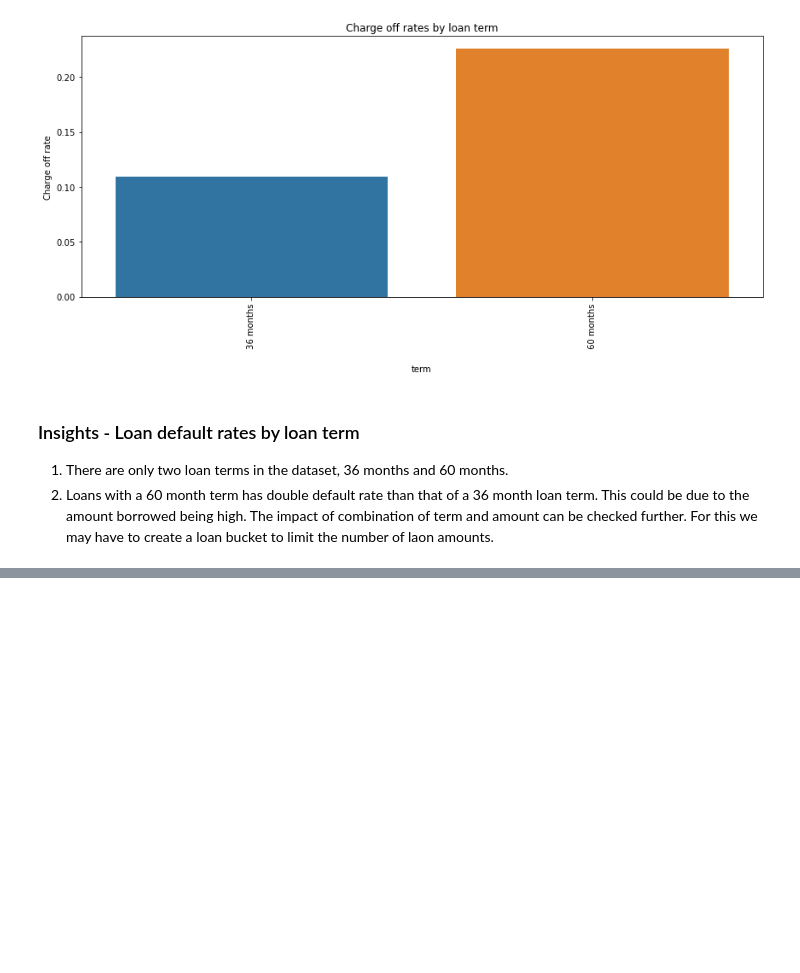
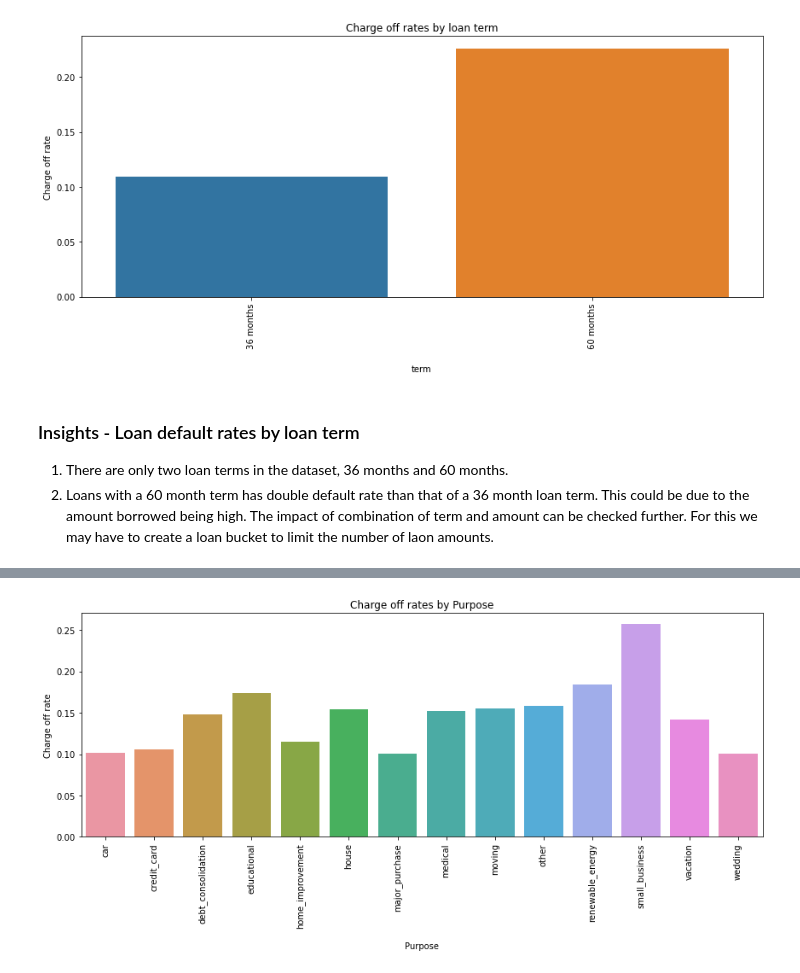
Before and after one commit to ranju1729/lending_club_case_study, a Jupyter notebook: Lending_Club_Case_Study.ipynb, the cells around one changed output, grey strips where cells are left out. Cells and saved outputs as stored; diff of their text form; code cells hidden in the pictures; blank space fills up the shorter version.

```diff
--- a/Lending_Club_Case_Study.ipynb
+++ b/Lending_Club_Case_Study.ipynb
@@ -381,0 +464,18 @@ plt.show()
+# %%
+# impact of employee purpose
+prp_df = lending_df[['purpose', 'loan_status']]
+
+# get default rate based on purpose
+charge_off_rt = prp_df.groupby('purpose').apply(lambda x:(x['loan_status'] == 'Charged Off').mean()).reset_index(name='charge off rate')
+
+# plot
+plt.figure(figsize=(12,6))
+sns.barplot(charge_off_rt.index, charge_off_rt['charge off rate'])
+plt.xlabel('\nPurpose')
+plt.ylabel('Charge off rate')
+plt.title('Charge off rates by Purpose')
+plt.xticks(charge_off_rt.index, charge_off_rt['purpose'], rotation=90)
+plt.tight_layout()
+plt.show()
+# %% [output]
+[figure, added]
```
Also changed, not shown: parts of 8 cells of this notebook.
